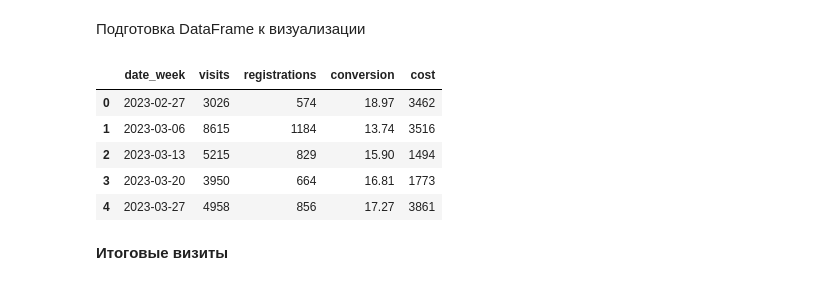
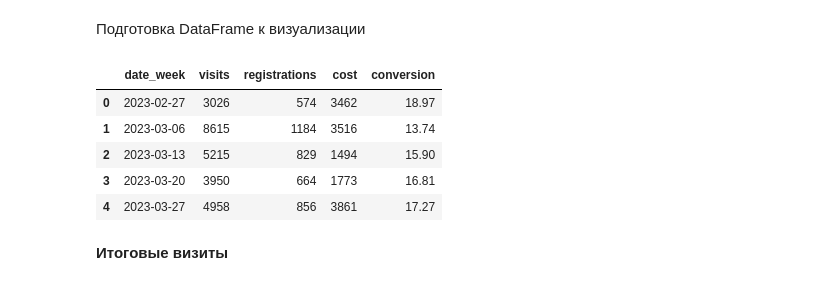
Before and after one commit to violetta-rybakova/data-analytics-project-100, a Jupyter notebook: charts_project.ipynb, the cells around one changed output. Saved outputs shown, nothing was run; the diff lists cells and outputs as text; code cells hidden in the pictures.

```diff
--- a/charts_project.ipynb
+++ b/charts_project.ipynb
@@ -268,17 +268,17 @@ os.makedirs('./charts', exist_ok=True)
 # %%
 df_visual = ads_conversion_df.copy()
 df_visual['date_week'] = pd.to_datetime(df_visual['date_group'])
 df_visual['date_week'] = df_visual['date_week'].dt.to_period('W').dt.start_time.dt.date
-df_visual = df_visual.groupby(['date_week']).sum(['visits', 'registrations']).reset_index()
+df_visual = df_visual.groupby(['date_week'])[['visits', 'registrations', 'cost']].sum().reset_index()
 df_visual['conversion'] = (df_visual['registrations'] / df_visual['visits'] * 100).round(2)
 df_visual.head()
 # %% [output]
-|  | date_week | visits | registrations | conversion | cost |
-| 0 | 2023-02-27 | 3026 | 574 | 18.97 | 3462 |
-| 1 | 2023-03-06 | 8615 | 1184 | 13.74 | 3516 |
-| 2 | 2023-03-13 | 5215 | 829 | 15.90 | 1494 |
-| 3 | 2023-03-20 | 3950 | 664 | 16.81 | 1773 |
-| 4 | 2023-03-27 | 4958 | 856 | 17.27 | 3861 |
+|  | date_week | visits | registrations | cost | conversion |
+| 0 | 2023-02-27 | 3026 | 574 | 3462 | 18.97 |
+| 1 | 2023-03-06 | 8615 | 1184 | 3516 | 13.74 |
+| 2 | 2023-03-13 | 5215 | 829 | 1494 | 15.90 |
+| 3 | 2023-03-20 | 3950 | 664 | 1773 | 16.81 |
+| 4 | 2023-03-27 | 4958 | 856 | 3861 | 17.27 |
 # %% [markdown]
 **Итоговые визиты**
 # %%
```
Also changed, not shown: parts of 1 cell of this notebook.
